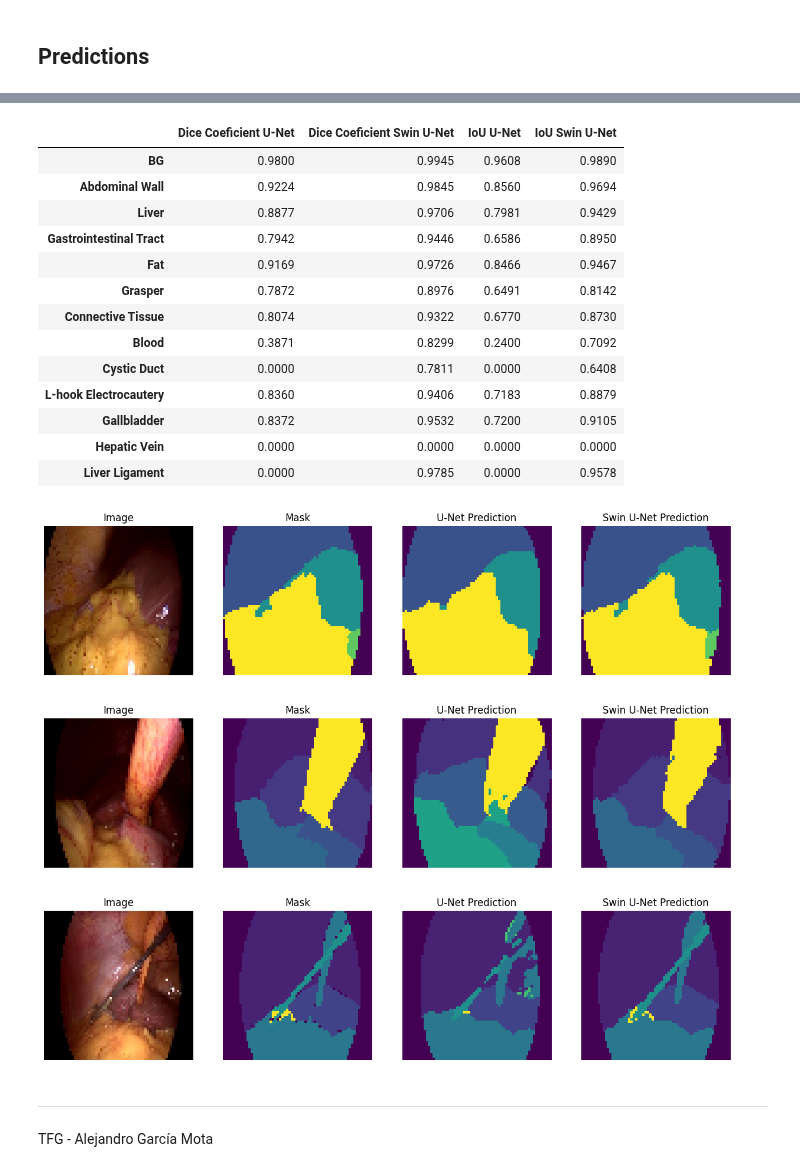
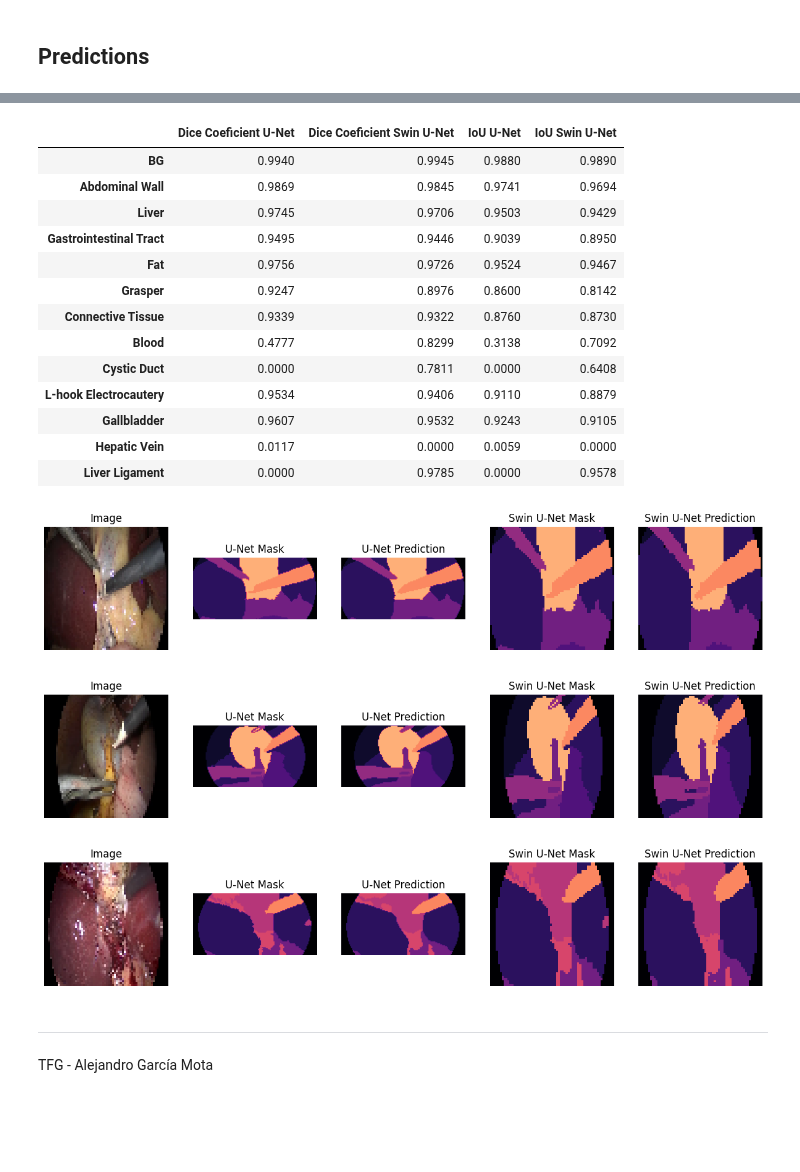
Before and after one commit to alexgmota/TFG-SW-AGM, a Jupyter notebook: src/Model_comparison.ipynb, the cells around one changed output, grey strips where cells are left out. Drawn from its saved outputs; the diff is of its cells as text; code cells hidden in the pictures; blank space fills up the shorter version.

```diff
--- a/src/Model_comparison.ipynb
+++ b/src/Model_comparison.ipynb
@@ -395,7 +395,7 @@ swin_transformer.compile(
     loss=tversky_loss,
     metrics=[tf.metrics.MeanIoU(num_classes=13), dice_coeficient]
 )
-swin_transformer.load_weights('../models/swin-unet_Weights.hdf5')
+swin_transformer.load_weights('../models/swin-unet_tversky.hdf5')
 
 print('\n\t EVALUATION\n')
 swin_transformer.evaluate(
@@ -521,58 +518,63 @@ class_losses = {
     'IoU Swin U-Net' : [],
 }
 
-pd.options.display.float_format = '{:.4f}'.format
 for i in range(N_CLASSES):
     class_losses['Dice Coeficient U-Net'].append(1-sm.losses.DiceLoss(class_indexes=i)(y_unet, unet_pred).numpy())
     class_losses['IoU U-Net'].append(sm.metrics.IOUScore(class_indexes=i)(y_unet, unet_pred).numpy())
-    class_losses['Dice Coeficient Swin U-Net'].append(1-sm.losses.DiceLoss(class_indexes=i)(y_unet, swin_unet_pred).numpy())
-    class_losses['IoU Swin U-Net'].append(sm.metrics.IOUScore(class_indexes=i)(y_unet, swin_unet_pred).numpy())
+    class_losses['IoU Swin U-Net'].append(sm.metrics.IOUScore(class_indexes=i)(y_swin_unet, swin_unet_pred).numpy())
+    class_losses['Dice Coeficient Swin U-Net'].append(1-sm.losses.DiceLoss(class_indexes=i)(y_swin_unet, swin_unet_pred).numpy())
 
-
+pd.options.display.float_format = '{:.4f}'.format
 pd.DataFrame(class_losses, index=labels_encoding.values())
 # %% [output]
 |  | Dice Coeficient U-Net | Dice Coeficient Swin U-Net | IoU U-Net | IoU Swin U-Net |
-| BG | 0.9800 | 0.9945 | 0.9608 | 0.9890 |
-| Abdominal Wall | 0.9224 | 0.9845 | 0.8560 | 0.9694 |
-| Liver | 0.8877 | 0.9706 | 0.7981 | 0.9429 |
-| Gastrointestinal Tract | 0.7942 | 0.9446 | 0.6586 | 0.8950 |
-| Fat | 0.9169 | 0.9726 | 0.8466 | 0.9467 |
-| Grasper | 0.7872 | 0.8976 | 0.6491 | 0.8142 |
-| Connective Tissue | 0.8074 | 0.9322 | 0.6770 | 0.8730 |
-| Blood | 0.3871 | 0.8299 | 0.2400 | 0.7092 |
+| BG | 0.9940 | 0.9945 | 0.9880 | 0.9890 |
+| Abdominal Wall | 0.9869 | 0.9845 | 0.9741 | 0.9694 |
+| Liver | 0.9745 | 0.9706 | 0.9503 | 0.9429 |
+| Gastrointestinal Tract | 0.9495 | 0.9446 | 0.9039 | 0.8950 |
+| Fat | 0.9756 | 0.9726 | 0.9524 | 0.9467 |
+| Grasper | 0.9247 | 0.8976 | 0.8600 | 0.8142 |
+| Connective Tissue | 0.9339 | 0.9322 | 0.8760 | 0.8730 |
+| Blood | 0.4777 | 0.8299 | 0.3138 | 0.7092 |
 | Cystic Duct | 0.0000 | 0.7811 | 0.0000 | 0.6408 |
-| L-hook Electrocautery | 0.8360 | 0.9406 | 0.7183 | 0.8879 |
-| Gallbladder | 0.8372 | 0.9532 | 0.7200 | 0.9105 |
-| Hepatic Vein | 0.0000 | 0.0000 | 0.0000 | 0.0000 |
+| L-hook Electrocautery | 0.9534 | 0.9406 | 0.9110 | 0.8879 |
+| Gallbladder | 0.9607 | 0.9532 | 0.9243 | 0.9105 |
+| Hepatic Vein | 0.0117 | 0.0000 | 0.0059 | 0.0000 |
 | Liver Ligament | 0.0000 | 0.9785 | 0.0000 | 0.9578 |
 # %%
-plt.figure(figsize=(15,12))
+plt.figure(figsize=(15,10))
+plt.tight_layout()
 for i in range(3):
     idx = random.randint(0, len(swin_unet_pred)-1)
 
-    plt.subplot(3, 4, 1 + 4*i)
-    plt.imshow(X_unet[idx])
+    plt.subplot(3, 5, 1 + 5*i)
+    plt.imshow(X_swin_unet[idx])
     plt.title('Image')
     plt.axis("off")
 
-    plt.subplot(3, 4, 2 + 4*i)
-    plt.imshow(tf.argmax(y_unet[idx], axis=-1))
-    plt.title('Mask')
+    plt.subplot(3, 5, 2 + 5*i)
+    plt.imshow(tf.argmax(y_unet[idx], axis=-1), cmap='magma', norm=plt.Normalize(vmin=0, vmax=12))
+    plt.title('U-Net Mask')
     plt.axis("off")
 
-    plt.subplot(3, 4, 3 + 4*i)
-    plt.imshow(tf.argmax(unet_pred[idx], axis=-1))
+    plt.subplot(3, 5, 3 + 5*i)
+    plt.imshow(tf.argmax(unet_pred[idx], axis=-1), cmap='magma', norm=plt.Normalize(vmin=0, vmax=12))
     plt.title('U-Net Prediction')
     plt.axis("off")
 
-    plt.subplot(3, 4, 4 + 4*i)
-    plt.imshow(tf.argmax(swin_unet_pred[idx], axis=-1))
+    plt.subplot(3, 5, 4 + 5*i)
+    plt.imshow(tf.argmax(y_swin_unet[idx], axis=-1), cmap='magma', norm=plt.Normalize(vmin=0, vmax=12))
+    plt.title('Swin U-Net Mask')
+    plt.axis("off")
+
+    plt.subplot(3, 5, 5 + 5*i)
+    plt.imshow(tf.argmax(swin_unet_pred[idx], axis=-1), cmap='magma', norm=plt.Normalize(vmin=0, vmax=12))
     plt.title('Swin U-Net Prediction')
     plt.axis("off")
 
 plt.show()
 # %% [output]
-[figure, old version]
+[figure, new version]
 # %% [markdown]
  ---
  TFG - Alejandro García Mota
```
Also changed, not shown: parts of 4 cells of this notebook, 2 other files.
